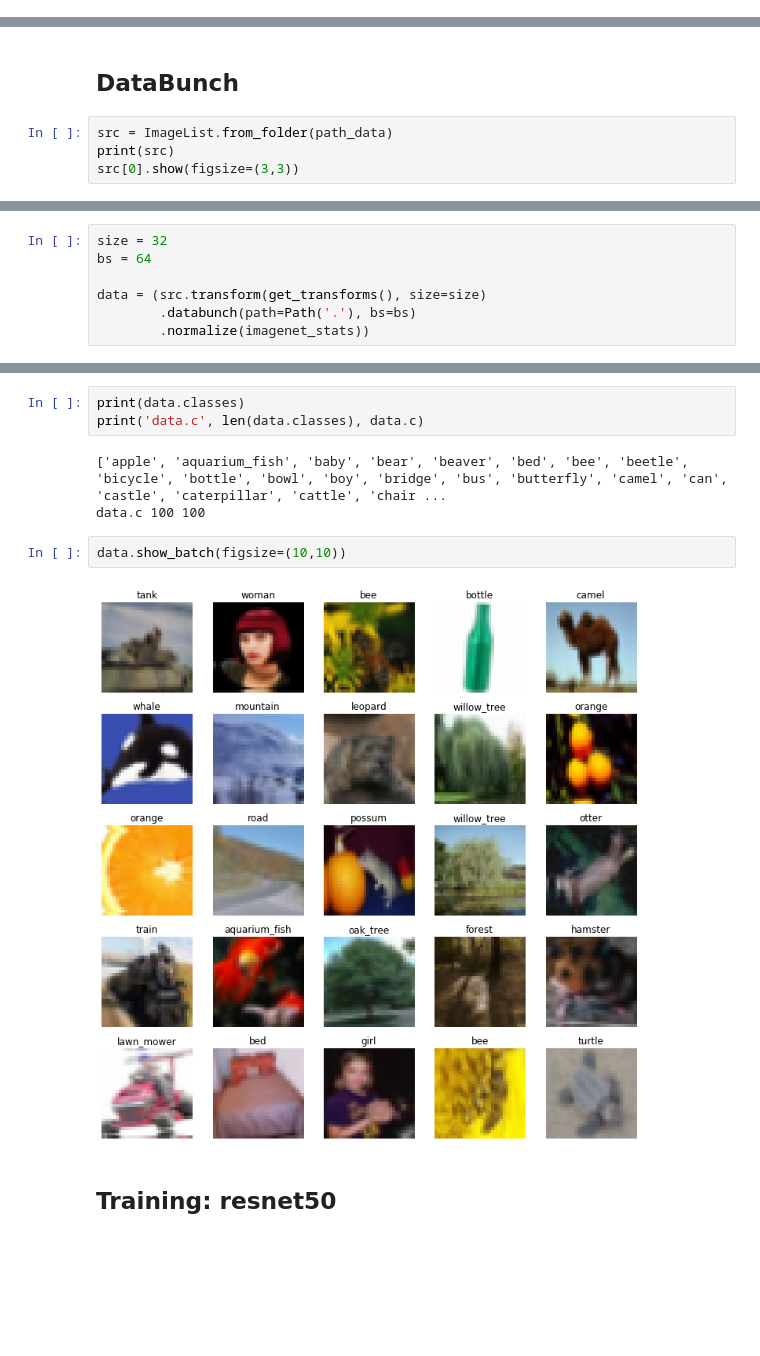
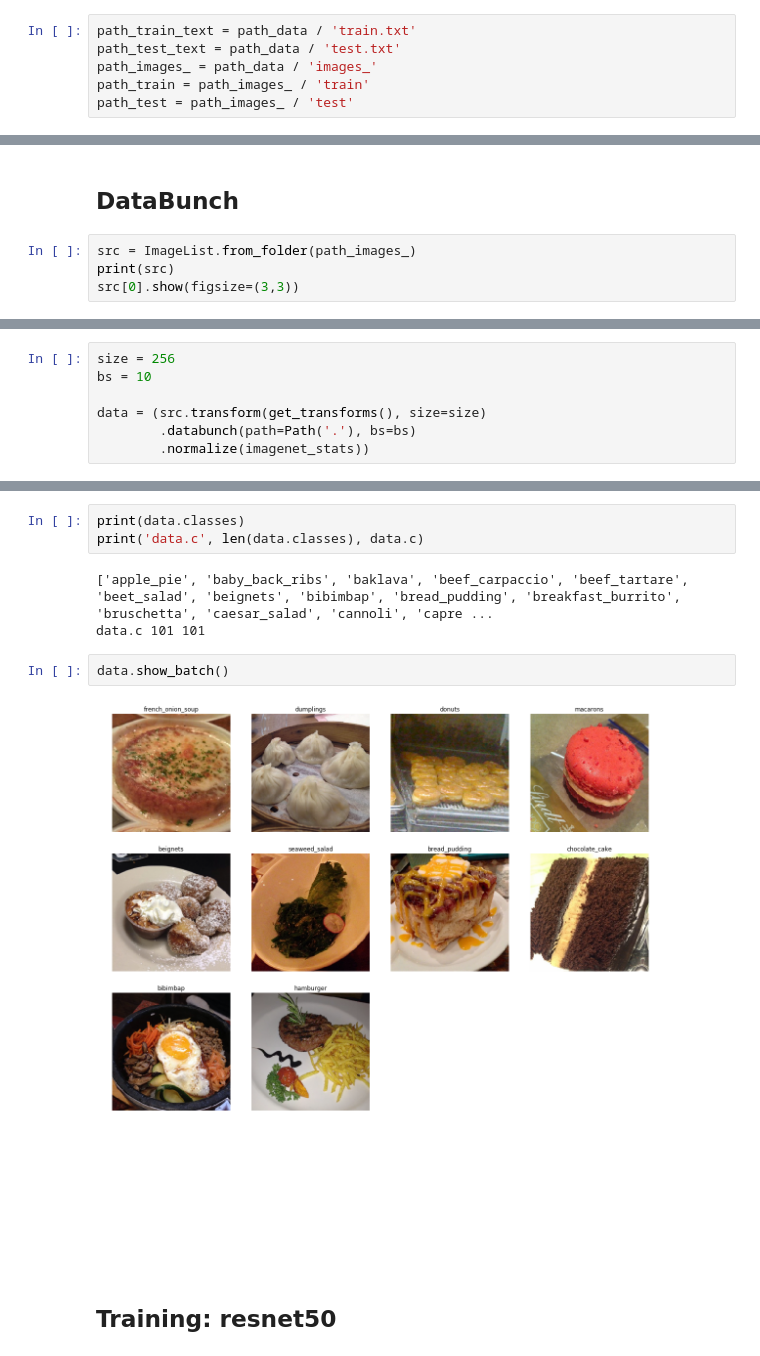
Before and after one commit to benymd/image_classification, a Jupyter notebook: nbs/resnet_food101.ipynb, the cells around one changed output, grey strips where cells are left out. Drawn from its saved outputs; the diff is of its cells as text; blank space fills up the shorter version.

```diff
--- a/nbs/resnet_food101.ipynb
+++ b/nbs/resnet_food101.ipynb
@@ -78,0 +92,6 @@ path_trains[0].ls()
+# %%
+path_train_text = path_data / 'train.txt'
+path_test_text = path_data / 'test.txt'
+path_images_ = path_data / 'images_'
+path_train = path_images_ / 'train'
+path_test = path_images_ / 'test'
@@ -79,7 +115,7 @@ path_trains[0].ls()
 # %% [markdown]
 ## DataBunch
 # %%
-src = ImageList.from_folder(path_data)
+src = ImageList.from_folder(path_images_)
 print(src)
 src[0].show(figsize=(3,3))
 # %% [output]
@@ -124,8 +173,8 @@ Path: /home/jovyan/.fastai/data/cifar100;
 
 Test: None
 # %%
-size = 32
-bs = 64
+size = 256
+bs = 10
 
 data = (src.transform(get_transforms(), size=size)
         .databunch(path=Path('.'), bs=bs)
@@ -154,12 +203,12 @@ Test: None
 print(data.classes)
 print('data.c', len(data.classes), data.c)
 # %% [output]
-['apple', 'aquarium_fish', 'baby', 'bear', 'beaver', 'bed', 'bee', 'beetle', 'bicycle', 'bottle', 'bowl', 'boy', 'bridge', 'bus', 'butterfly', 'camel', 'can', 'castle', 'caterpillar', 'cattle', 'chair ...
-data.c 100 100
+['apple_pie', 'baby_back_ribs', 'baklava', 'beef_carpaccio', 'beef_tartare', 'beet_salad', 'beignets', 'bibimbap', 'bread_pudding', 'breakfast_burrito', 'bruschetta', 'caesar_salad', 'cannoli', 'capre ...
+data.c 101 101
 # %%
-data.show_batch(figsize=(10,10))
+data.show_batch()
 # %% [output]
-[figure, old version]
+[figure, new version]
 # %% [markdown]
 ## Training: resnet50
 # %%
```
Also changed, not shown: parts of 16 cells of this notebook, 1 other file.
